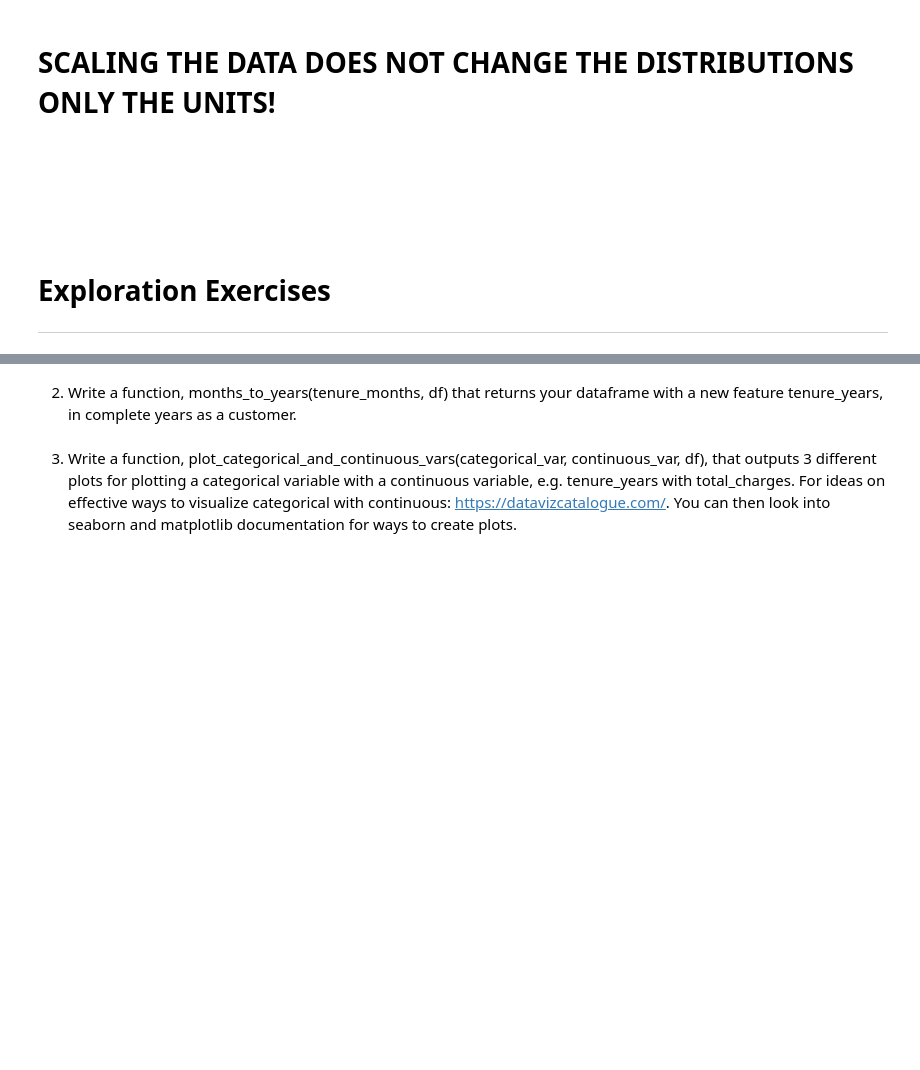
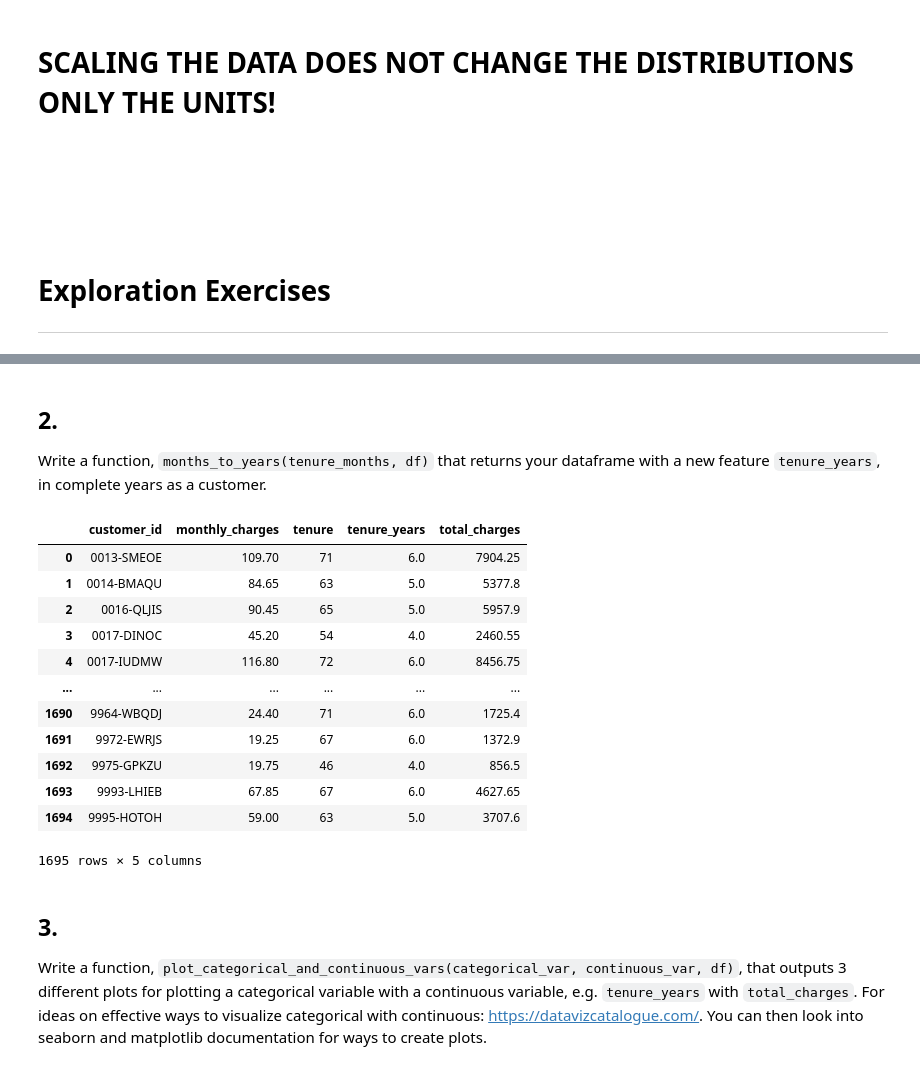
Before and after one commit to Promeos/regression-exercises, a Jupyter notebook: exploration-visualization.ipynb, the cells around one changed output, grey strips where cells are left out. Cells and saved outputs as stored; diff of their text form; code cells hidden in the pictures; blank space fills up the shorter version.

```diff
--- a/exploration-visualization.ipynb
+++ b/exploration-visualization.ipynb
@@ -433,4 +438,32 @@ plt.show();
 # %% [markdown]
-2. Write a function, months_to_years(tenure_months, df) that returns your dataframe with a new feature tenure_years, in complete years as a customer.
+## 2.
+Write a function, `months_to_years(tenure_months, df)` that returns your dataframe with a new feature `tenure_years`, in complete years as a customer.
+# %%
+def months_to_years(df):
+    df['tenure_years'] = round(df.tenure / 12, 0)
+    df = df[['customer_id',
+             'monthly_charges',
+             'tenure',
+             'tenure_years',
+             'total_charges'
+    ]]
+    return df
+# %%
+months_to_years(df)
+# %% [output]
+|  | customer_id | monthly_charges | tenure | tenure_years | total_charges |
+| 0 | 0013-SMEOE | 109.70 | 71 | 6.0 | 7904.25 |
+| 1 | 0014-BMAQU | 84.65 | 63 | 5.0 | 5377.8 |
+| 2 | 0016-QLJIS | 90.45 | 65 | 5.0 | 5957.9 |
+| 3 | 0017-DINOC | 45.20 | 54 | 4.0 | 2460.55 |
+| 4 | 0017-IUDMW | 116.80 | 72 | 6.0 | 8456.75 |
+| ... | ... | ... | ... | ... | ... |
+| 1690 | 9964-WBQDJ | 24.40 | 71 | 6.0 | 1725.4 |
+| 1691 | 9972-EWRJS | 19.25 | 67 | 6.0 | 1372.9 |
+| 1692 | 9975-GPKZU | 19.75 | 46 | 4.0 | 856.5 |
+| 1693 | 9993-LHIEB | 67.85 | 67 | 6.0 | 4627.65 |
+| 1694 | 9995-HOTOH | 59.00 | 63 | 5.0 | 3707.6 |
+1695 rows × 5 columns
 # %% [markdown]
-3. Write a function, plot_categorical_and_continuous_vars(categorical_var, continuous_var, df), that outputs 3 different plots for plotting a categorical variable with a continuous variable, e.g. tenure_years with total_charges. For ideas on effective ways to visualize categorical with continuous: https://datavizcatalogue.com/. You can then look into seaborn and matplotlib documentation for ways to create plots.
+## 3.
+Write a function, `plot_categorical_and_continuous_vars(categorical_var, continuous_var, df)`, that outputs 3 different plots for plotting a categorical variable with a continuous variable, e.g. `tenure_years` with `total_charges`. For ideas on effective ways to visualize categorical with continuous: https://datavizcatalogue.com/. You can then look into seaborn and matplotlib documentation for ways to create plots.
```
Also changed, not shown: parts of 11 cells of this notebook, 1 other file.
